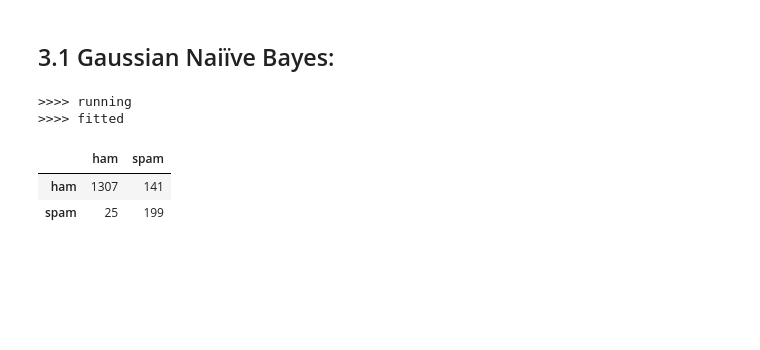
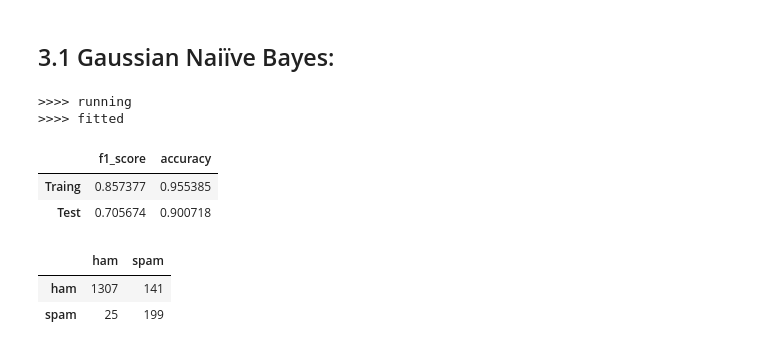
Before and after one commit to ECS171-Project/Final-project, a Jupyter notebook: NaiiveBayes.ipynb, the cells around one changed output. Saved outputs shown, nothing was run; the diff lists cells and outputs as text; code cells hidden in the pictures; blank space fills up the shorter version.

```diff
--- a/NaiiveBayes.ipynb
+++ b/NaiiveBayes.ipynb
@@ -140,6 +147,12 @@ gnb(x_tr, x_te, y_tr, y_te)
 # %% [output]
 >>>> running
 >>>> fitted
+# %%
+gnb.get_scores()
+# %% [output]
+|  | f1_score | accuracy |
+| Traing | 0.857377 | 0.955385 |
+| Test | 0.705674 | 0.900718 |
 # %%
 gnb.get_confusion_matrix()
 # %% [output]
```
Also changed, not shown: parts of 7 cells of this notebook.
